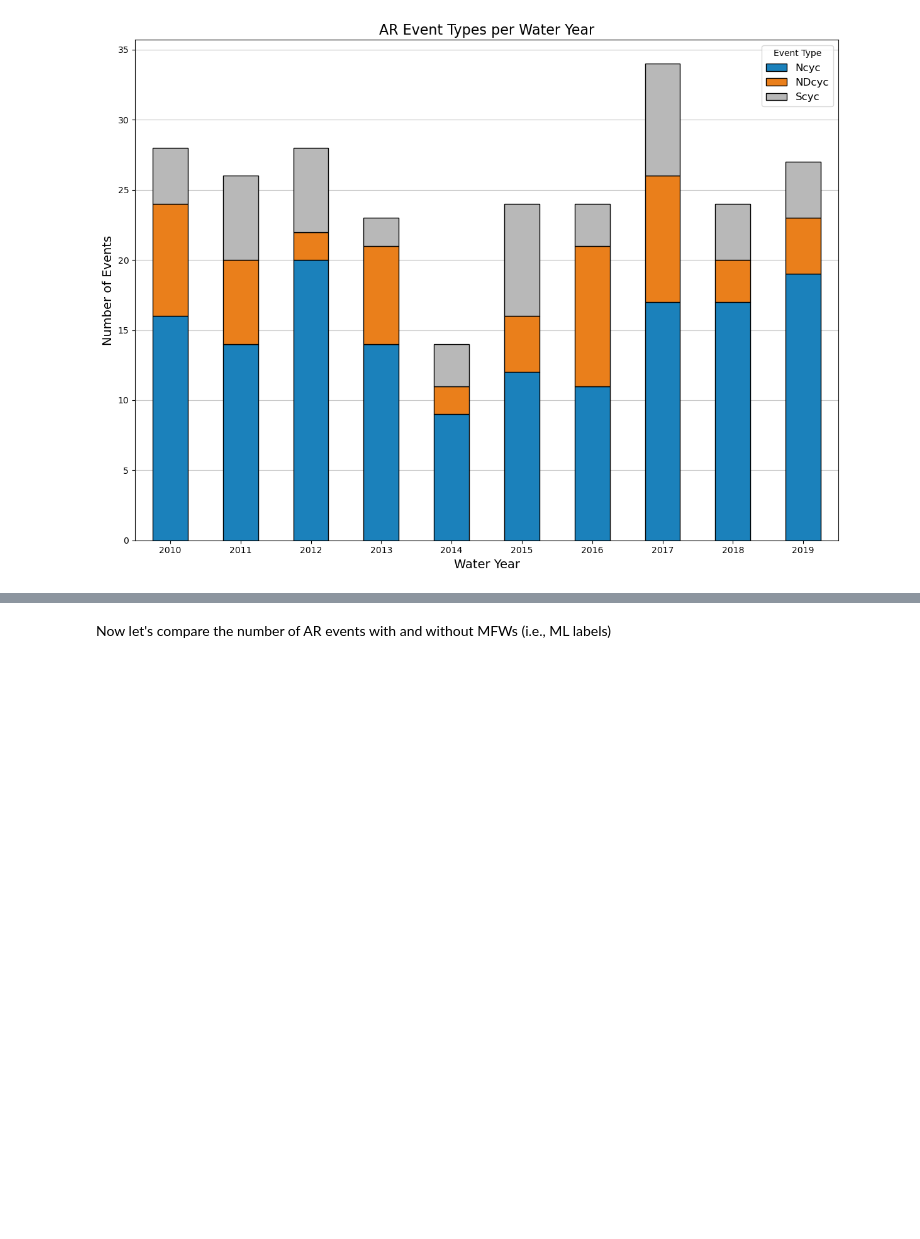
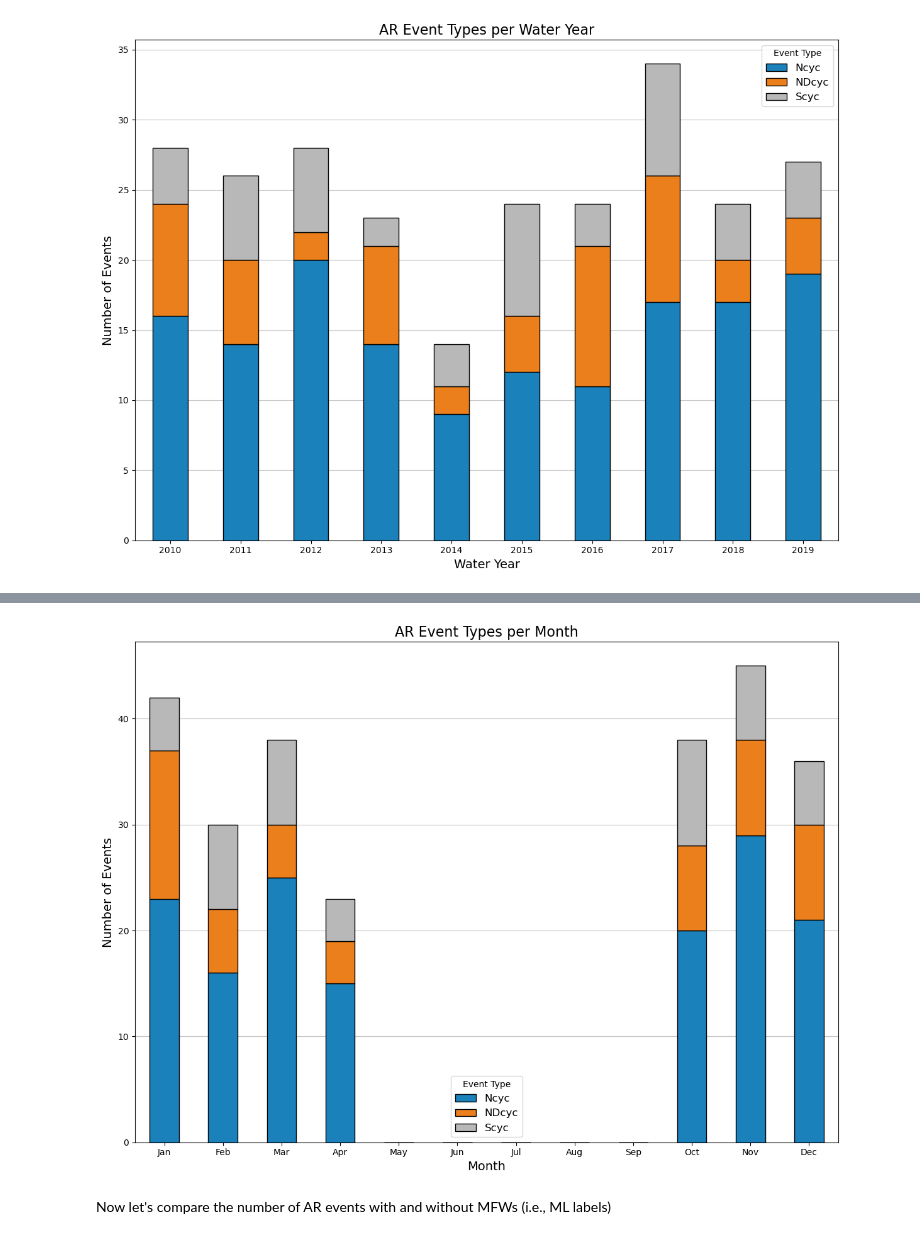
Before and after one commit to anthony-illenden/EAE-598-Project, a Jupyter notebook: figures/jupyter_notebooks/psu_dataset.ipynb, the cells around one changed output, grey strips where cells are left out. Saved outputs shown, nothing was run; the diff lists cells and outputs as text; code cells hidden in the pictures; blank space fills up the shorter version.

```diff
--- a/figures/jupyter_notebooks/psu_dataset.ipynb
+++ b/figures/jupyter_notebooks/psu_dataset.ipynb
@@ -249,0 +351,12 @@ plt.show()
+# %%
+scyc_counts = df[df['Type'] == 'Scyc'].groupby('month').size()
+ndcyc_counts = df[df['Type'] == 'NDcyc'].groupby('month').size()
+ncyc_counts = df[df['Type'] == 'Ncyc'].groupby('month').size()
+
+scyc_counts = scyc_counts.reindex(range(1, 13), fill_value=0)
+ndcyc_counts = ndcyc_counts.reindex(range(1, 13), fill_value=0)
+ncyc_counts = ncyc_counts.reindex(range(1, 13), fill_value=0)
+
+print(scyc_counts)
+print(ndcyc_counts)
+print(ncyc_counts)
@@ -250,3 +381,21 @@ plt.show()
+# %%
+bar_df = pd.DataFrame({
+    'Ncyc': ncyc_counts,
+    'NDcyc': ndcyc_counts,
+    'Scyc': scyc_counts})
+
+bar_df.plot(kind='bar', stacked=True, figsize=(12, 9), color=['#1b81bb', '#ea7f1b', '#b8b8b8'], edgecolor='black', zorder=2)
+
+plt.title('AR Event Types per Month', fontsize=16)
+plt.xlabel('Month', fontsize=14)
+plt.ylabel('Number of Events', fontsize=14)
+plt.xticks(ticks=range(12), labels=['Jan', 'Feb', 'Mar', 'Apr', 'May', 'Jun', 'Jul', 'Aug', 'Sep', 'Oct', 'Nov', 'Dec'], rotation=0)
+plt.legend(title='Event Type', fontsize=12, loc='best')
+plt.grid(axis='y', linestyle='-', alpha=0.7, zorder=1)
+plt.tight_layout()
+plt.show()
+# %% [output]
+[figure, added]
 # %% [markdown]
 Now let's compare the number of AR events with and without MFWs (i.e., ML labels)
 # %%
```
Also changed, not shown: parts of 13 cells of this notebook.
